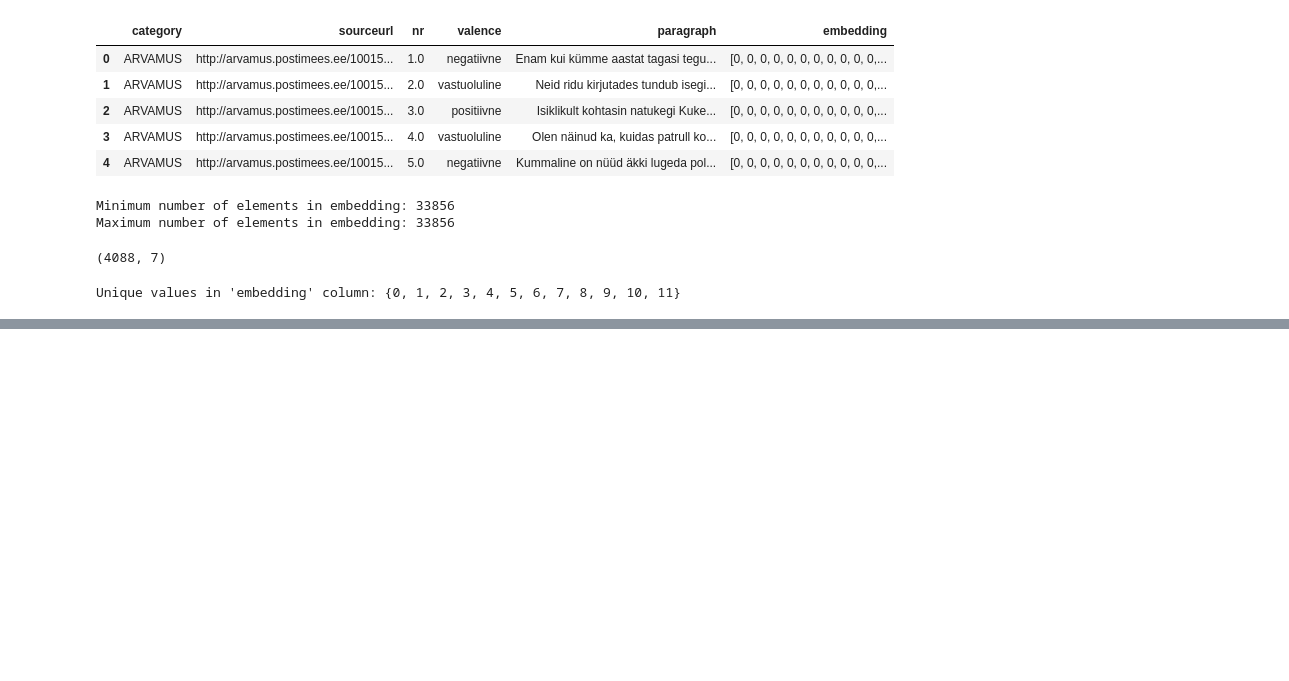
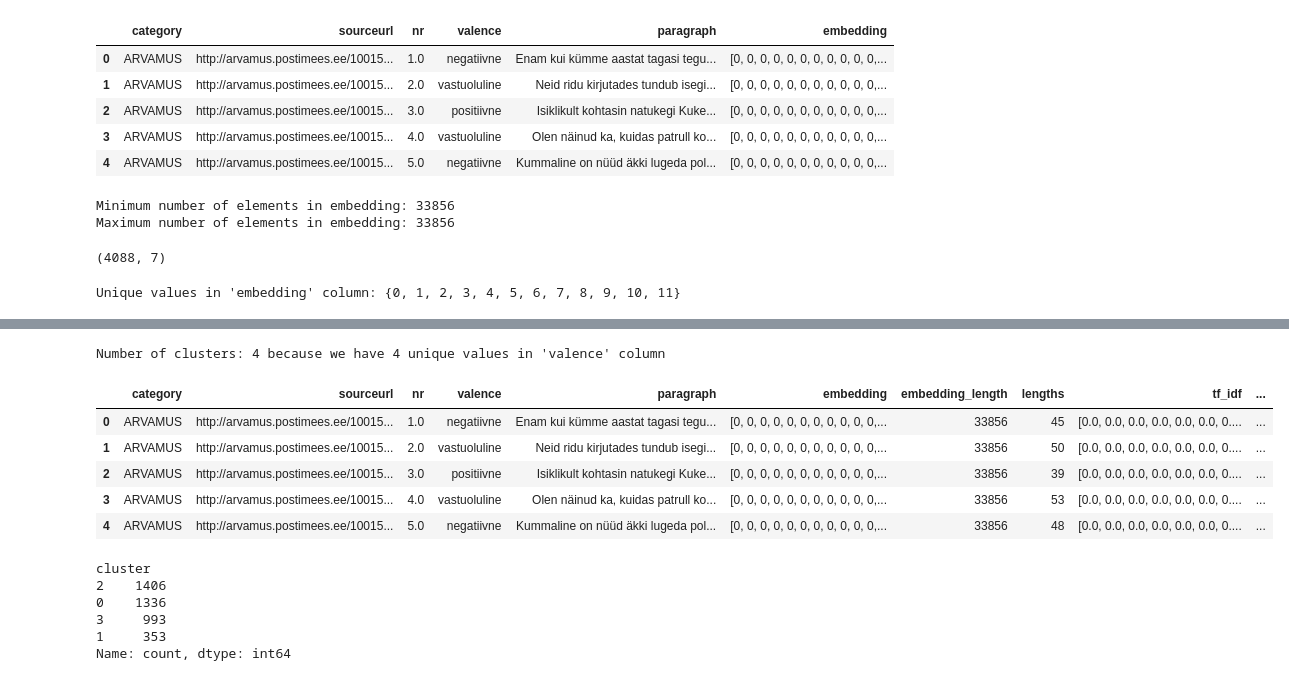
Before and after one commit to ValRCS/BSSDH_2024_workshop, a Jupyter notebook: notebooks/day2_part3_student_work.ipynb, the cells around one changed output, grey strips where cells are left out. Drawn from its saved outputs; the diff is of its cells as text; code cells hidden in the pictures; blank space fills up the shorter version.

```diff
--- a/notebooks/day2_part3_student_work.ipynb
+++ b/notebooks/day2_part3_student_work.ipynb
@@ -149,0 +384,36 @@ Unique values in 'embedding' column: {0, 1, 2, 3, 4, 5, 6, 7, 8, 9, 10, 11}
+# %%
+# cluster the embeddings in doc2vec column using kmeans
+from sklearn.cluster import KMeans
+
+num_clusters = df['valence'].nunique()
+print(f"Number of clusters: {num_clusters} because we have {num_clusters} unique values in 'valence' column")
+
+# Initialize KMeans
+kmeans = KMeans(n_clusters=num_clusters, random_state=0)
+
+# Fit the 'doc2vec' column
+clusters = kmeans.fit_predict(df['doc2vec'].tolist())
+
+# Create a new column 'cluster' in the DataFrame
+df['cluster'] = clusters
+
+# head
+df.head()
+# %% [output]
+Number of clusters: 4 because we have 4 unique values in 'valence' column
+|  | category | sourceurl | nr | valence | paragraph | embedding | embedding_length | lengths | tf_idf | ... |
+| 0 | ARVAMUS | http://arvamus.postimees.ee/10015... | 1.0 | negatiivne | Enam kui kümme aastat tagasi tegu... | [0, 0, 0, 0, 0, 0, 0, 0, 0, 0, 0,... | 33856 | 45 | [0.0, 0.0, 0.0, 0.0, 0.0, 0.0, 0.... | ... |
+| 1 | ARVAMUS | http://arvamus.postimees.ee/10015... | 2.0 | vastuoluline | Neid ridu kirjutades tundub isegi... | [0, 0, 0, 0, 0, 0, 0, 0, 0, 0, 0,... | 33856 | 50 | [0.0, 0.0, 0.0, 0.0, 0.0, 0.0, 0.... | ... |
+| 2 | ARVAMUS | http://arvamus.postimees.ee/10015... | 3.0 | positiivne | Isiklikult kohtasin natukegi Kuke... | [0, 0, 0, 0, 0, 0, 0, 0, 0, 0, 0,... | 33856 | 39 | [0.0, 0.0, 0.0, 0.0, 0.0, 0.0, 0.... | ... |
+| 3 | ARVAMUS | http://arvamus.postimees.ee/10015... | 4.0 | vastuoluline | Olen näinud ka, kuidas patrull ko... | [0, 0, 0, 0, 0, 0, 0, 0, 0, 0, 0,... | 33856 | 53 | [0.0, 0.0, 0.0, 0.0, 0.0, 0.0, 0.... | ... |
+| 4 | ARVAMUS | http://arvamus.postimees.ee/10015... | 5.0 | negatiivne | Kummaline on nüüd äkki lugeda pol... | [0, 0, 0, 0, 0, 0, 0, 0, 0, 0, 0,... | 33856 | 48 | [0.0, 0.0, 0.0, 0.0, 0.0, 0.0, 0.... | ... |
+# %%
+# print value counts of cluster column
+df['cluster'].value_counts()
+# %% [output]
+cluster
+2    1406
+0    1336
+3     993
+1     353
+Name: count, dtype: int64
```
Also changed, not shown: parts of 31 cells of this notebook, 1 other file.
